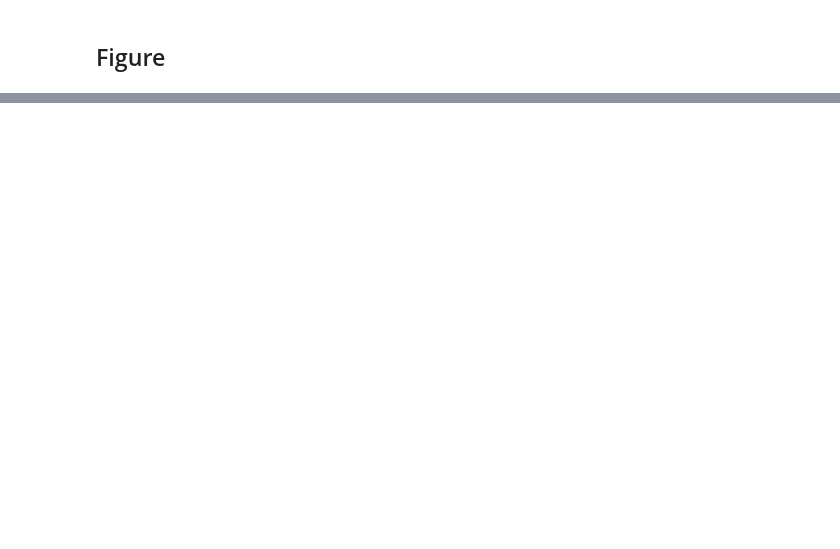
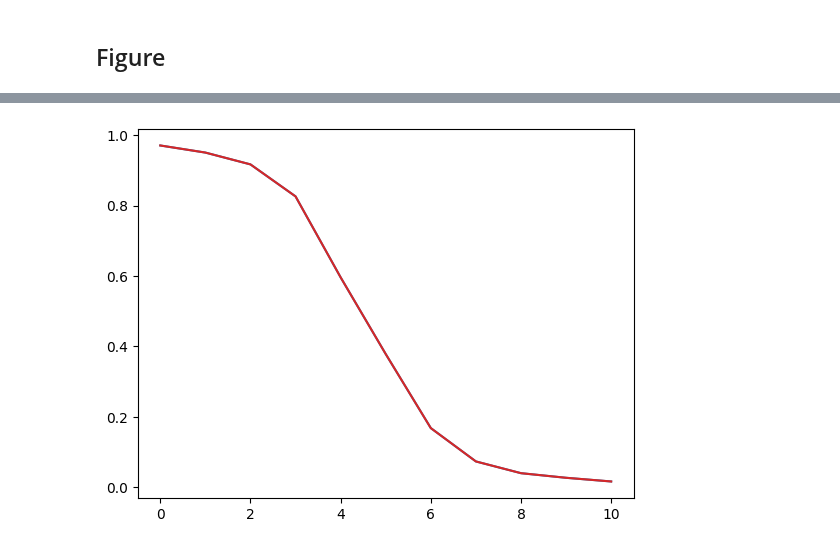
Before and after one commit to Nikoleta-v3/conditional-cooperation-with-longer-memory, a Jupyter notebook: notebooks/Memory N simulations.ipynb, the cells around one changed output, grey strips where cells are left out. Saved outputs shown, nothing was run; the diff lists cells and outputs as text; code cells hidden in the pictures; blank space fills up the shorter version.

```diff
--- a/notebooks/Memory N simulations.ipynb
+++ b/notebooks/Memory N simulations.ipynb
@@ -176,0 +298,6 @@ AttributeError: 'Axes' object has no attribute 'xlabel'
+# %%
+plt.plot(memory_one_coops[2], color= 'tab:blue');
+
+plt.plot(memory_one_counting_coops[2], color= 'tab:red');
+# %% [output]
+[figure, added]
```
Also changed, not shown: parts of 17 cells of this notebook, 7 other files.
